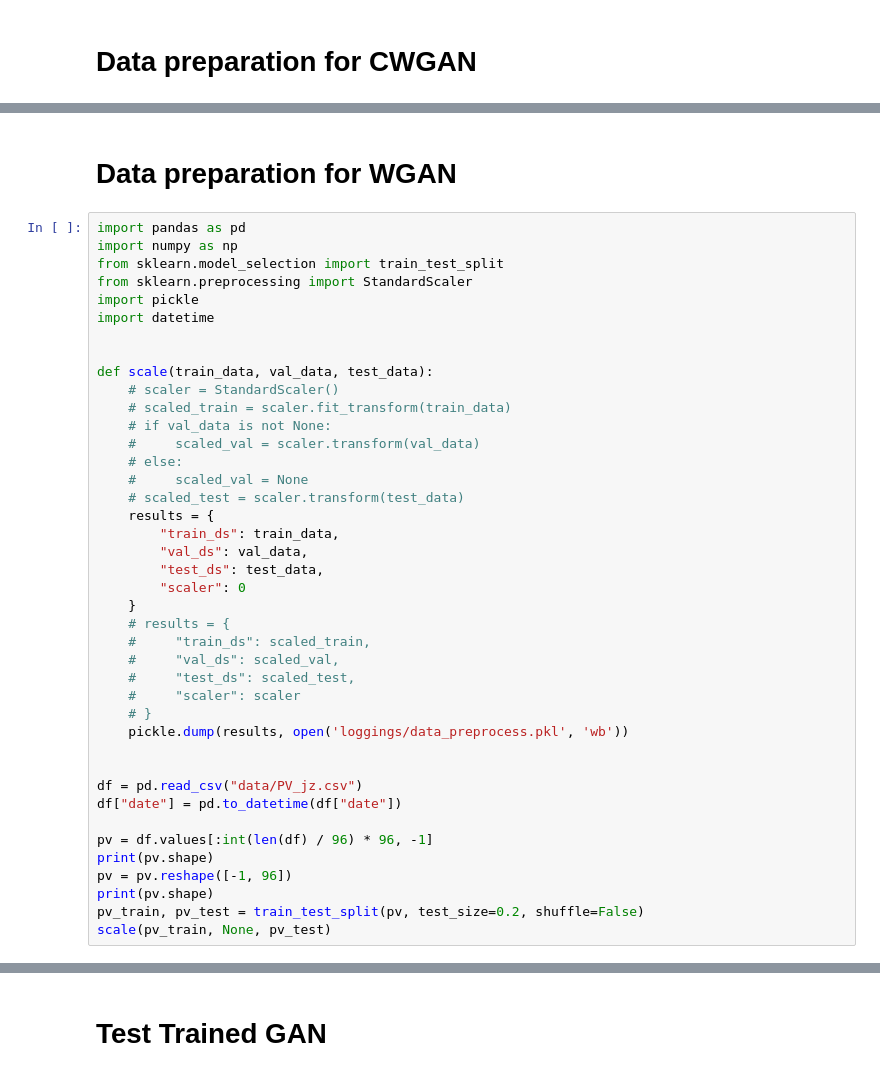
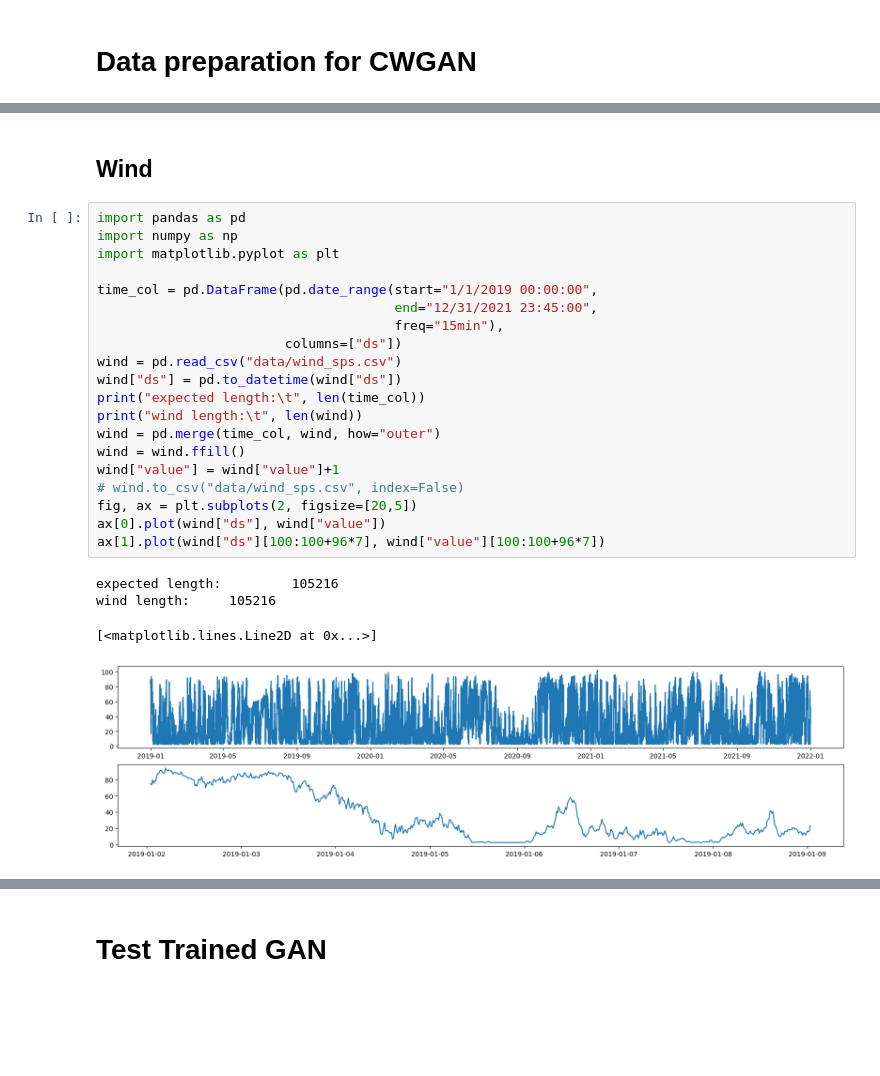
Before and after one commit to WillWang1113/Conditional_Wasserstein_GAN, a Jupyter notebook: test.ipynb, the cells around one changed output, grey strips where cells are left out. Saved outputs shown, nothing was run; the diff lists cells and outputs as text; blank space fills up the shorter version.

```diff
--- a/test.ipynb
+++ b/test.ipynb
@@ -86,43 +75,27 @@ scale(pv_train, None, pv_test)
-# %% [markdown]
-# Data preparation for WGAN
-# %%
-import pandas as pd
-import numpy as np
-from sklearn.model_selection import train_test_split
-from sklearn.preprocessing import StandardScaler
-import pickle
-import datetime
-
-
-def scale(train_data, val_data, test_data):
-    # scaler = StandardScaler()
-    # scaled_train = scaler.fit_transform(train_data)
-    # if val_data is not None:
-    #     scaled_val = scaler.transform(val_data)
-    # else:
-    #     scaled_val = None
-    # scaled_test = scaler.transform(test_data)
-    results = {
-        "train_ds": train_data,
-        "val_ds": val_data,
-        "test_ds": test_data,
-        "scaler": 0
-    }
-    # results = {
-    #     "train_ds": scaled_train,
-    #     "val_ds": scaled_val,
-    #     "test_ds": scaled_test,
-    #     "scaler": scaler
-    # }
-    pickle.dump(results, open('loggings/data_preprocess.pkl', 'wb'))
-
-
-df = pd.read_csv("data/PV_jz.csv")
-df["date"] = pd.to_datetime(df["date"])
-
-pv = df.values[:int(len(df) / 96) * 96, -1]
-print(pv.shape)
-pv = pv.reshape([-1, 96])
-print(pv.shape)
-pv_train, pv_test = train_test_split(pv, test_size=0.2, shuffle=False)
-scale(pv_train, None, pv_test)
+# %% [markdown]
+## Wind
+# %%
+import pandas as pd
+import numpy as np
+import matplotlib.pyplot as plt
+
+time_col = pd.DataFrame(pd.date_range(start="1/1/2019 00:00:00",
+                                      end="12/31/2021 23:45:00",
+                                      freq="15min"),
+                        columns=["ds"])
+wind = pd.read_csv("data/wind_sps.csv")
+wind["ds"] = pd.to_datetime(wind["ds"])
+print("expected length:\t", len(time_col))
+print("wind length:\t", len(wind))
+wind = pd.merge(time_col, wind, how="outer")
+wind = wind.ffill()
+wind["value"] = wind["value"]+1
+# wind.to_csv("data/wind_sps.csv", index=False)
+fig, ax = plt.subplots(2, figsize=[20,5])
+ax[0].plot(wind["ds"], wind["value"])
+ax[1].plot(wind["ds"][100:100+96*7], wind["value"][100:100+96*7])
+# %% [output]
+expected length:         105216
+wind length:     105216
+[<matplotlib.lines.Line2D at 0x...>]
+[figure, added]
```
Also changed, not shown: parts of 6 cells of this notebook, 12 other files.
